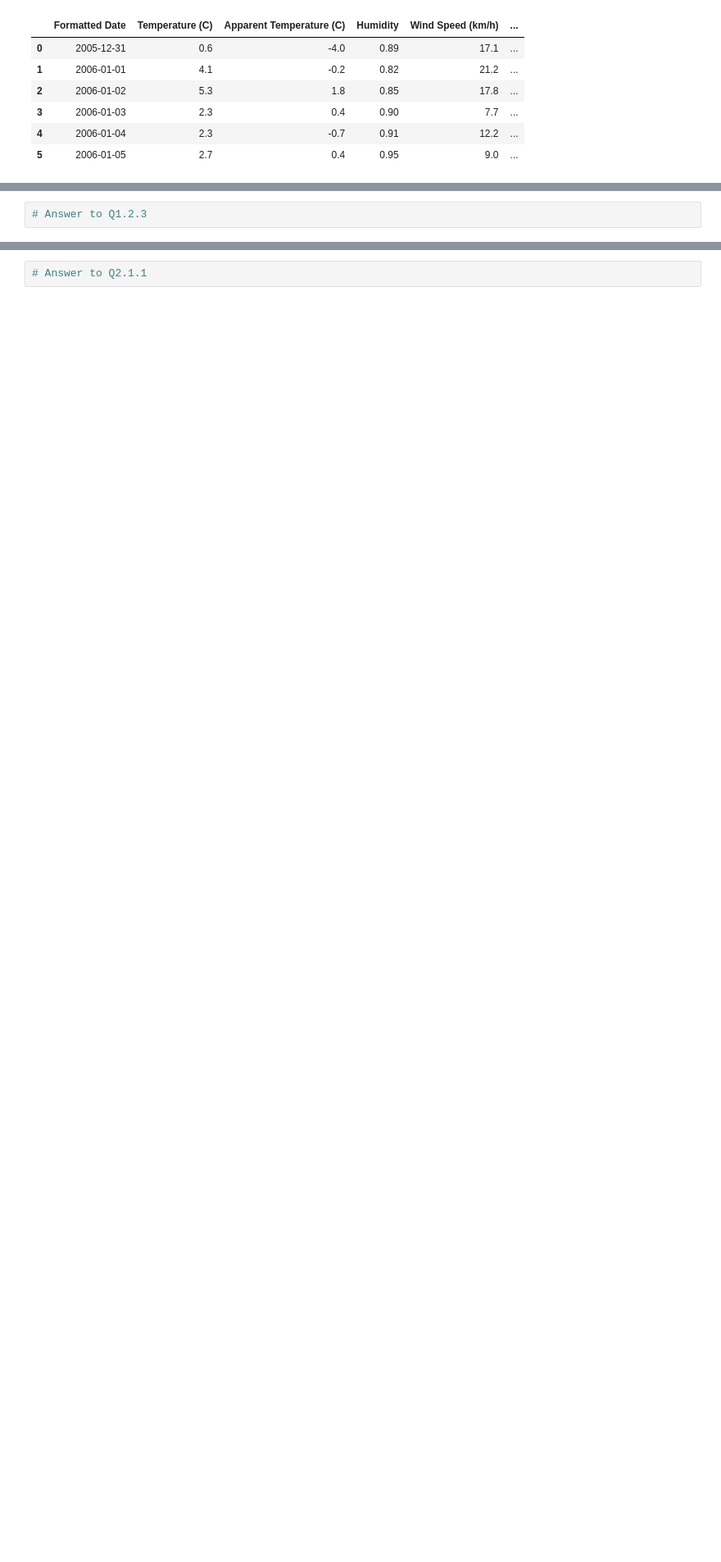
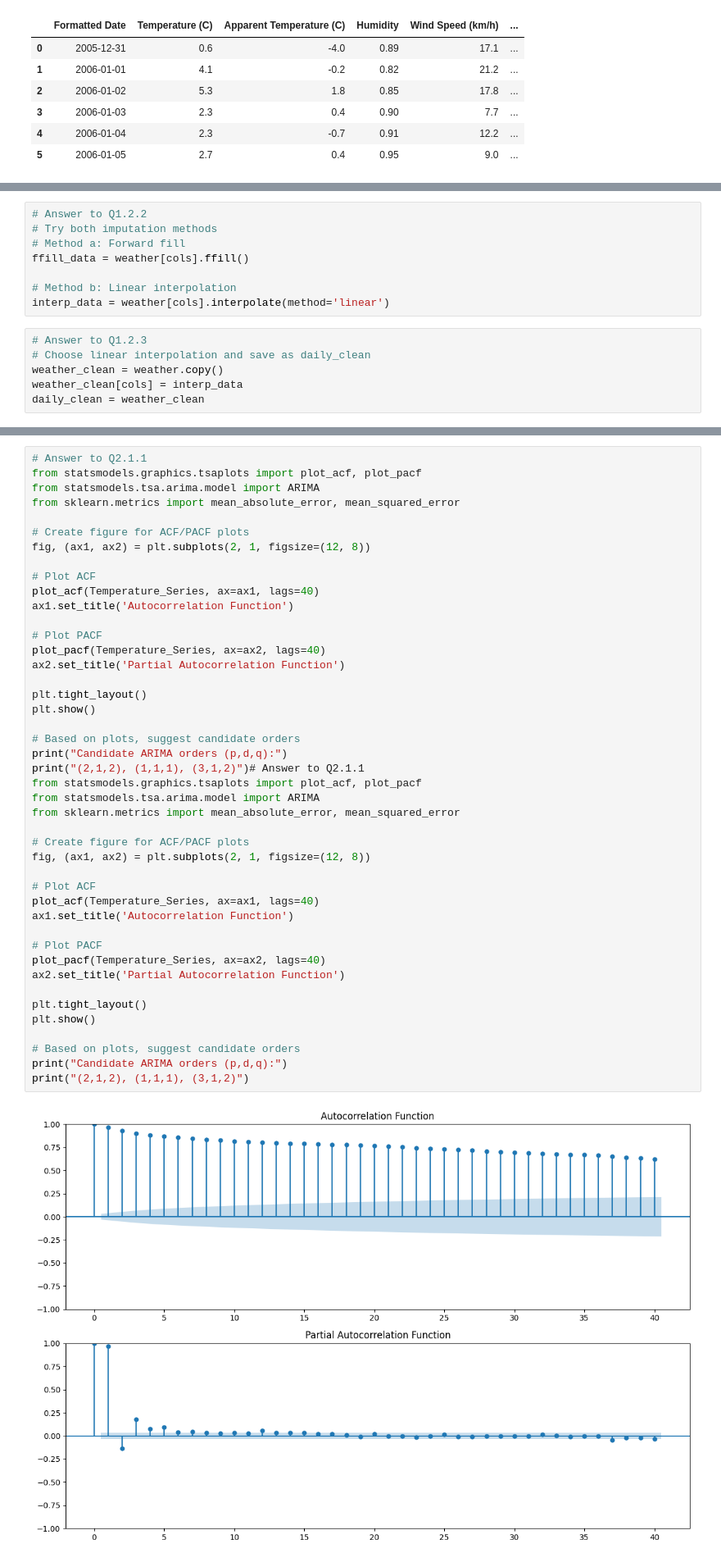
Before and after one commit to Benjamin-2003/AISE_4010_Assignments, a Jupyter notebook: Assignment1.ipynb, the cells around one changed output, grey strips where cells are left out. Shown at 82% size. Saved outputs shown, nothing was run; the diff lists cells and outputs as text; blank space fills up the shorter version.

```diff
--- a/Assignment1.ipynb
+++ b/Assignment1.ipynb
@@ -120,4 +118,16 @@ dtype: float64
+# %%
+# Answer to Q1.2.2
+# Try both imputation methods
+# Method a: Forward fill
+ffill_data = weather[cols].ffill()
+
+# Method b: Linear interpolation
+interp_data = weather[cols].interpolate(method='linear')
 # %%
 # Answer to Q1.2.3
+# Choose linear interpolation and save as daily_clean
+weather_clean = weather.copy()
+weather_clean[cols] = interp_data
+daily_clean = weather_clean
 # %% [markdown]
 **Answer to Q1.2.4**:
@@ -157,3 +273,47 @@ dtype: float64
 6. Forecast the **next 365 days** and visualize with historical context and **95% CI**.
 # %%
 # Answer to Q2.1.1
+from statsmodels.graphics.tsaplots import plot_acf, plot_pacf
+from statsmodels.tsa.arima.model import ARIMA
+from sklearn.metrics import mean_absolute_error, mean_squared_error
+
+# Create figure for ACF/PACF plots
+fig, (ax1, ax2) = plt.subplots(2, 1, figsize=(12, 8))
+
+# Plot ACF
+plot_acf(Temperature_Series, ax=ax1, lags=40)
+ax1.set_title('Autocorrelation Function')
+
+# Plot PACF
+plot_pacf(Temperature_Series, ax=ax2, lags=40)
+ax2.set_title('Partial Autocorrelation Function')
+
+plt.tight_layout()
+plt.show()
+
+# Based on plots, suggest candidate orders
+print("Candidate ARIMA orders (p,d,q):")
+print("(2,1,2), (1,1,1), (3,1,2)")# Answer to Q2.1.1
+from statsmodels.graphics.tsaplots import plot_acf, plot_pacf
+from statsmodels.tsa.arima.model import ARIMA
+from sklearn.metrics import mean_absolute_error, mean_squared_error
+
+# Create figure for ACF/PACF plots
+fig, (ax1, ax2) = plt.subplots(2, 1, figsize=(12, 8))
+
+# Plot ACF
+plot_acf(Temperature_Series, ax=ax1, lags=40)
+ax1.set_title('Autocorrelation Function')
+
+# Plot PACF
+plot_pacf(Temperature_Series, ax=ax2, lags=40)
+ax2.set_title('Partial Autocorrelation Function')
+
+plt.tight_layout()
+plt.show()
+
+# Based on plots, suggest candidate orders
+print("Candidate ARIMA orders (p,d,q):")
+print("(2,1,2), (1,1,1), (3,1,2)")
+# %% [output]
+[figure, added]
```
Also changed, not shown: parts of 36 cells of this notebook.
